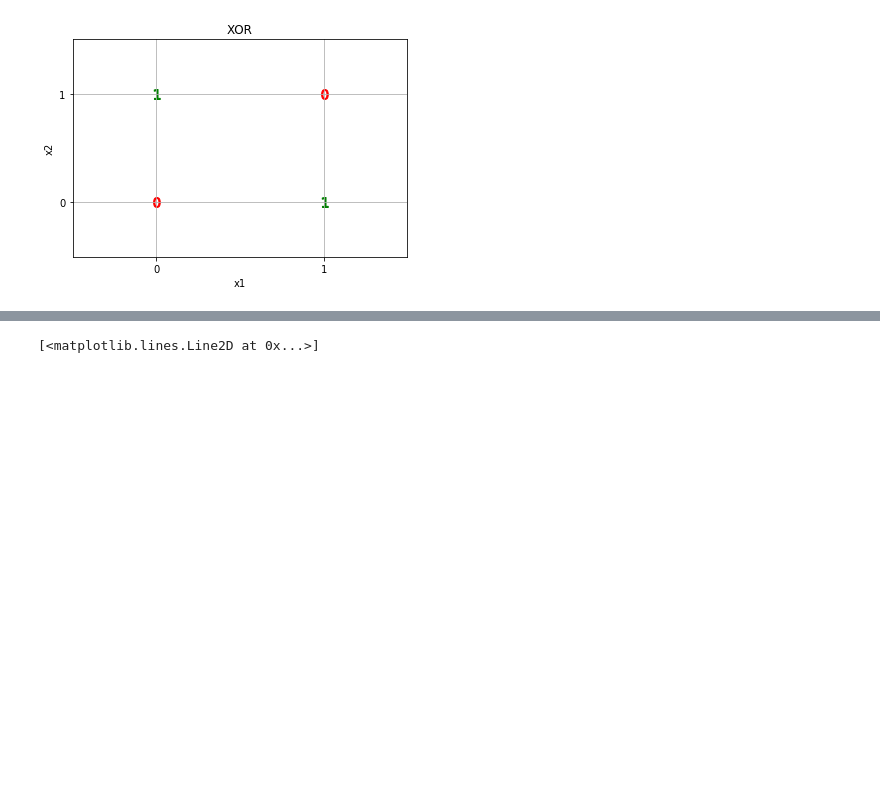
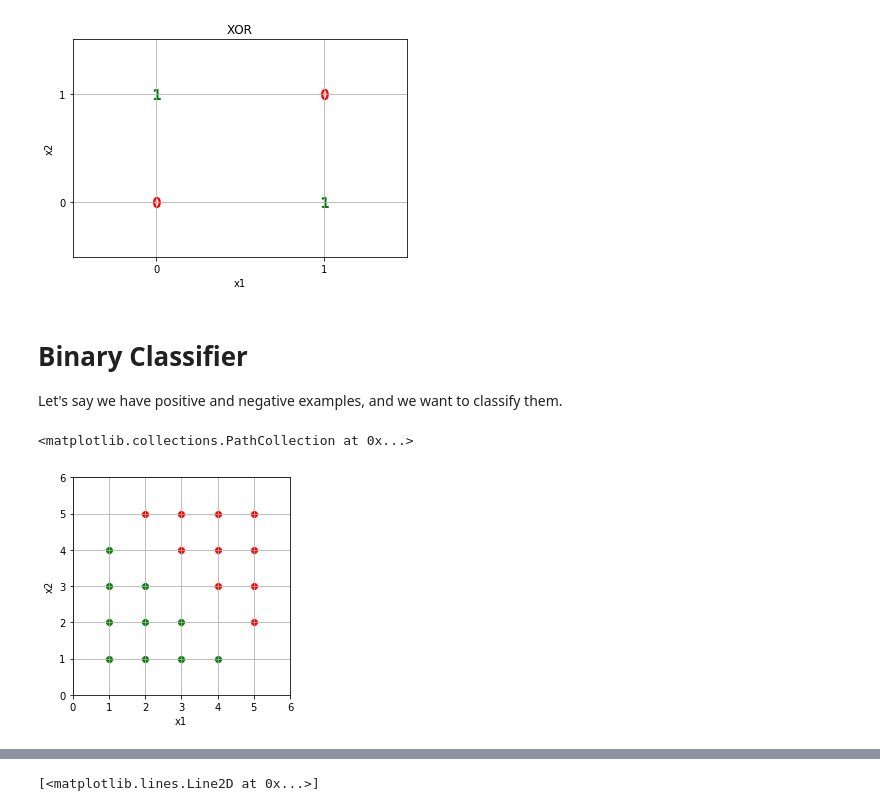
Before and after one commit to GarreauArthur/ldl, a Jupyter notebook: graphs.ipynb, the cells around one changed output, grey strips where cells are left out. Cells and saved outputs as stored; diff of their text form; code cells hidden in the pictures; blank space fills up the shorter version.

Commit message:
working on the binary classifier part

```diff
--- a/graphs.ipynb
+++ b/graphs.ipynb
@@ -54,3 +54,20 @@ plt.scatter([0,1],[0,1],marker="$0$",color="red", s=100, clip_on=False)
 # %% [output]
 <matplotlib.collections.PathCollection at 0x...>
 [figure]
+# %% [markdown]
+# Binary Classifier
+
+Let's say we have positive and negative examples, and we want to classify them.
+# %%
+PosNeg = plt.figure()
+plt.grid(b=True,which="major")
+plt.ylim(0,6)
+plt.xlim(0,6)
+plt.axes().set_aspect("equal")
+plt.xlabel("x1")
+plt.ylabel("x2")
+plt.scatter([1,1, 1, 1, 2, 2, 2, 3, 3, 4],[1,2,3,4,1,2,3,1,2,1],color="green")
+plt.scatter([2, 3, 3, 4, 4, 4,5,5,5,5],[5,4,5,3,4,5,2,3,4,5],color="red")
+# %% [output]
+<matplotlib.collections.PathCollection at 0x...>
+[figure, added]
```
Also changed, not shown: parts of 7 cells of this notebook.
